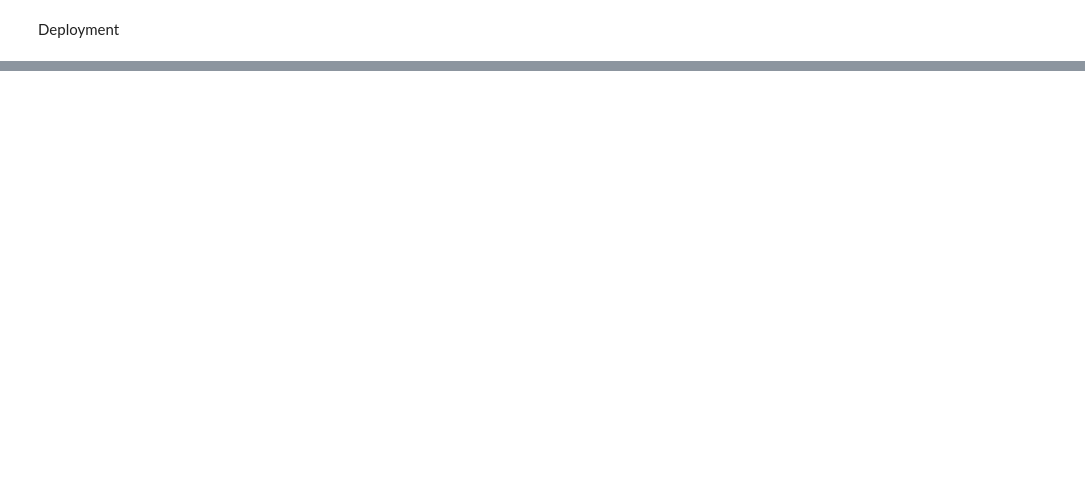
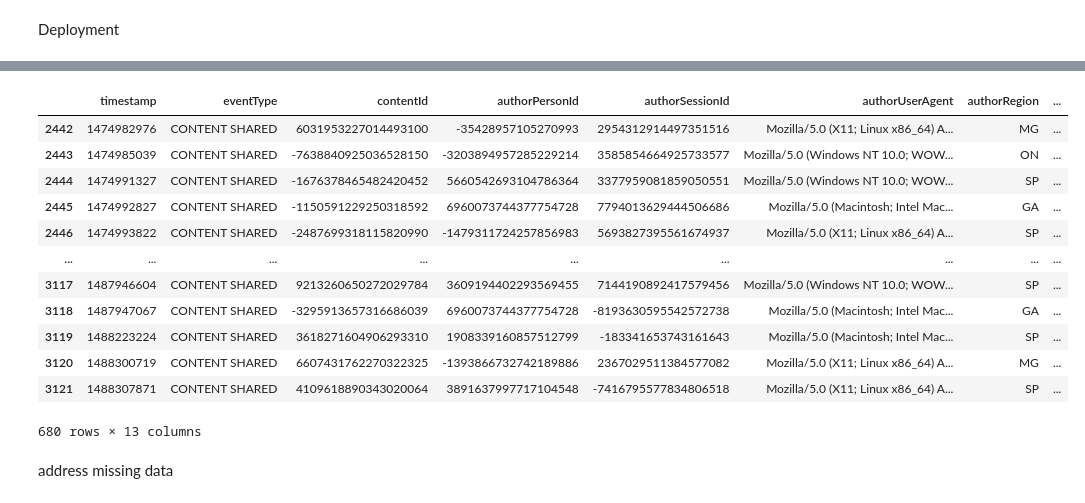
Before and after one commit to walkersc6/Recommendations-Homework, a Jupyter notebook: collaborative.ipynb, the cells around one changed output, grey strips where cells are left out. Saved outputs shown, nothing was run; the diff lists cells and outputs as text; code cells hidden in the pictures; blank space fills up the shorter version.

```diff
--- a/collaborative.ipynb
+++ b/collaborative.ipynb
@@ -340,17 +341,17 @@ Name: title, dtype: object
 # %% [markdown]
 User Recommendations
 # %%
-user_id = 344280948527967603
-k = 20
-#track what they've seen
-df_user_ratings = filter_user_df.loc[filter_user_df['personId'] == user_id].sort_values(by=['eventType'], ascending=False)
-maxRating = df_user_ratings.eventType.max()
-df_user_ratings = df_user_ratings.loc[df_user_ratings.eventType == maxRating]
-df_rec_list = pd.DataFrame(columns=['Distance'])
+# user_id = 344280948527967603
+# k = 20
+# #track what they've seen
+# df_user_ratings = filter_user_df.loc[filter_user_df['personId'] == user_id].sort_values(by=['eventType'], ascending=False)
+# maxRating = df_user_ratings.eventType.max()
+# df_user_ratings = df_user_ratings.loc[df_user_ratings.eventType == maxRating]
+# df_rec_list = pd.DataFrame(columns=['Distance'])
 
-for i in df_user_ratings.contentId:
-    rec_ids, rec_distances = recommend(i, X, item_mapper, item_inv_mapper, k=10, messages=False)
-    for j, movie in enumerate(rec_ids):
-        df_rec_list.loc[movie] = rec_distances[j]
+# for i in df_user_ratings.contentId:
+#     rec_ids, rec_distances = recommend(i, X, item_mapper, item_inv_mapper, k=10, messages=False)
+#     for j, movie in enumerate(rec_ids):
+#         df_rec_list.loc[movie] = rec_distances[j]
 
-df_rec_list.sort_values(by= ['Distance'], ascending=True)
+# df_rec_list.sort_values(by= ['Distance'], ascending=True)
@@ -418,0 +401,7 @@ Recommendations model saved to collab_model.sav
+# %%
+import pandas as pd
+from sklearn.feature_extraction.text import TfidfVectorizer
+from sklearn.metrics.pairwise import linear_kernel
+
+articles_df = pd.read_csv(r"C:\Users\sarah\Documents\Winter 2025\IS 455\Recommendations Project\shared_articles.csv")
+user_df = pd.read_csv(r"C:\Users\sarah\Documents\Winter 2025\IS 455\Recommendations Project\users_interactions.csv")
@@ -418,0 +429,3 @@ Recommendations model saved to collab_model.sav
+# %%
+articles_df.dropna(inplace=True)
+articles_df.isna().sum()
@@ -418,0 +447,18 @@ Recommendations model saved to collab_model.sav
+# %%
+articles_df
+# %% [output]
+|  | timestamp | eventType | contentId | authorPersonId | authorSessionId | authorUserAgent | authorRegion | ... |
+| 2442 | 1474982976 | CONTENT SHARED | 6031953227014493100 | -35428957105270993 | 2954312914497351516 | Mozilla/5.0 (X11; Linux x86_64) A... | MG | ... |
+| 2443 | 1474985039 | CONTENT SHARED | -7638840925036528150 | -3203894957285229214 | 3585854664925733577 | Mozilla/5.0 (Windows NT 10.0; WOW... | ON | ... |
+| 2444 | 1474991327 | CONTENT SHARED | -1676378465482420452 | 5660542693104786364 | 3377959081859050551 | Mozilla/5.0 (Windows NT 10.0; WOW... | SP | ... |
+| 2445 | 1474992827 | CONTENT SHARED | -1150591229250318592 | 6960073744377754728 | 7794013629444506686 | Mozilla/5.0 (Macintosh; Intel Mac... | GA | ... |
+| 2446 | 1474993822 | CONTENT SHARED | -2487699318115820990 | -1479311724257856983 | 5693827395561674937 | Mozilla/5.0 (X11; Linux x86_64) A... | SP | ... |
+| ... | ... | ... | ... | ... | ... | ... | ... | ... |
+| 3117 | 1487946604 | CONTENT SHARED | 9213260650272029784 | 3609194402293569455 | 7144190892417579456 | Mozilla/5.0 (Windows NT 10.0; WOW... | SP | ... |
+| 3118 | 1487947067 | CONTENT SHARED | -3295913657316686039 | 6960073744377754728 | -8193630595542572738 | Mozilla/5.0 (Macintosh; Intel Mac... | GA | ... |
+| 3119 | 1488223224 | CONTENT SHARED | 3618271604906293310 | 1908339160857512799 | -183341653743161643 | Mozilla/5.0 (Macintosh; Intel Mac... | SP | ... |
+| 3120 | 1488300719 | CONTENT SHARED | 6607431762270322325 | -1393866732742189886 | 2367029511384577082 | Mozilla/5.0 (X11; Linux x86_64) A... | MG | ... |
+| 3121 | 1488307871 | CONTENT SHARED | 4109618890343020064 | 3891637997717104548 | -7416795577834806518 | Mozilla/5.0 (X11; Linux x86_64) A... | SP | ... |
+680 rows × 13 columns
+# %% [markdown]
+address missing data
```
Also changed, not shown: parts of 15 cells of this notebook, 12 other files.
